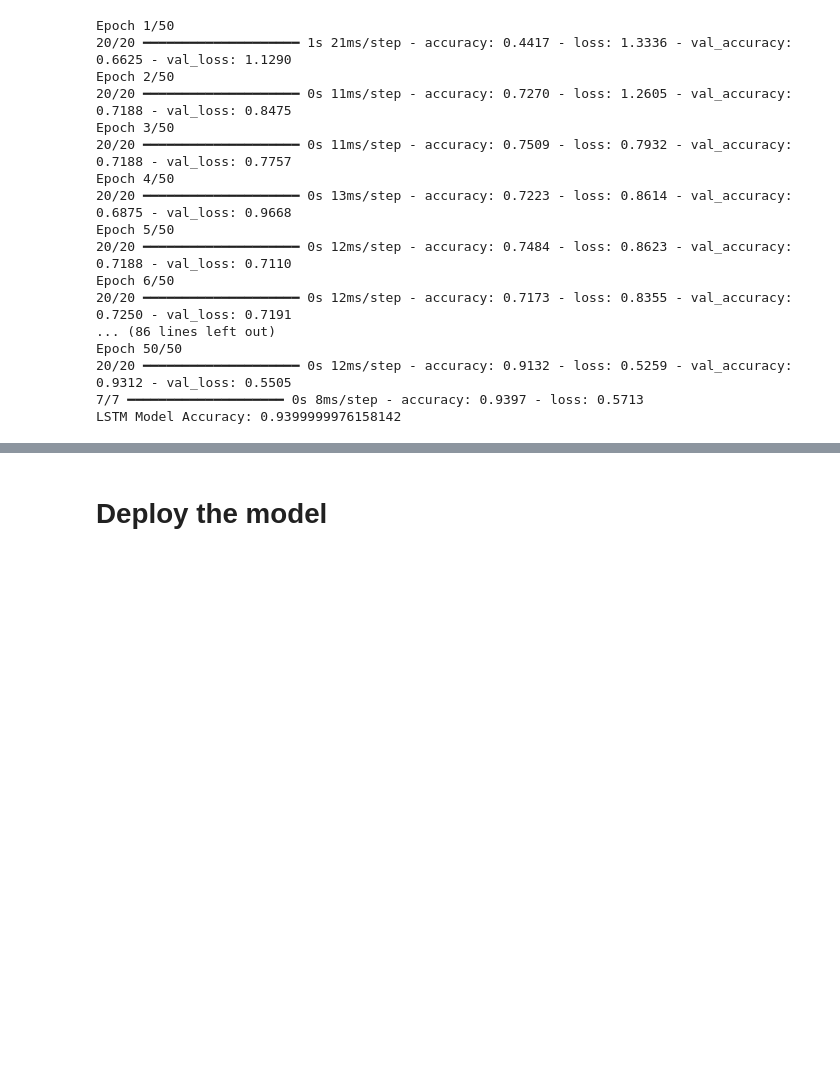
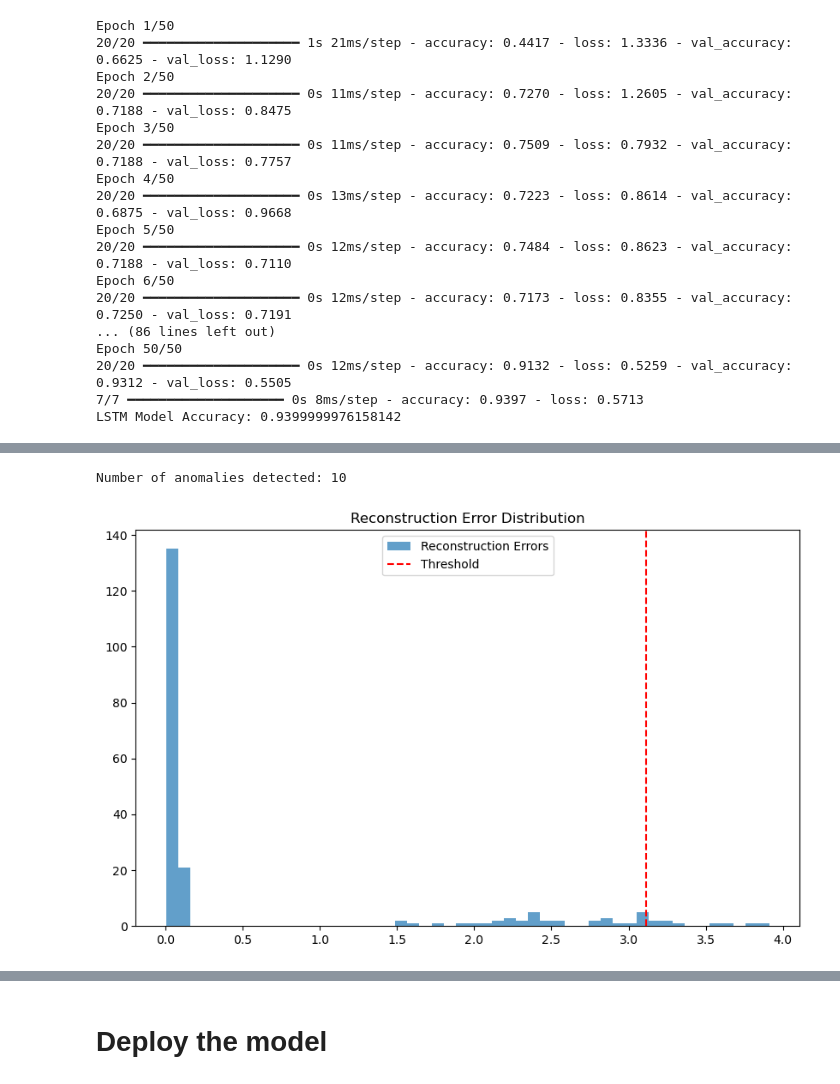
Before and after one commit to DavideBarto/AnomalyDetection, a Jupyter notebook: Anomaly Classification Model/main.ipynb, the cells around one changed output, grey strips where cells are left out. Cells and saved outputs as stored; diff of their text form; code cells hidden in the pictures; blank space fills up the shorter version.

```diff
--- a/Anomaly Classification Model/main.ipynb
+++ b/Anomaly Classification Model/main.ipynb
@@ -125,0 +233,13 @@ LSTM Model Accuracy: 0.9399999976158142
+# %%
+# Reshape data for LSTM input
+X_train_lstm = X_train.reshape((X_train.shape[0], X_train.shape[1], 1))
+X_test_lstm = X_test.reshape((X_test.shape[0], X_test.shape[1], 1))
+# %%
+# Train the autoencoder# Train the Autoencoder
+history = autoencoder.fit(
+    X_train_lstm, X_train_lstm,
+    epochs=50,
+    batch_size=32,
+    validation_split=0.2,
+    shuffle=True
+)
@@ -125,0 +264,6 @@ LSTM Model Accuracy: 0.9399999976158142
+# %%
+# Predict on the test set
+X_test_pred = autoencoder.predict(X_test_lstm)
+
+# Calculate Mean Squared Error for each sequence
+reconstruction_errors = ((X_test_lstm - X_test_pred) ** 2).mean(axis=(1, 2))
@@ -125,0 +272,21 @@ LSTM Model Accuracy: 0.9399999976158142
+# %%
+# Set a threshold (e.g., 95th percentile of training errors)
+threshold = np.percentile(reconstruction_errors, 95)
+
+# Identify anomalies
+anomalies = reconstruction_errors > threshold
+print(f"Number of anomalies detected: {np.sum(anomalies)}")
+# %% [output]
+Number of anomalies detected: 10
+# %%
+import matplotlib.pyplot as plt
+
+# Plot reconstruction errors
+plt.figure(figsize=(10, 6))
+plt.hist(reconstruction_errors, bins=50, alpha=0.7, label='Reconstruction Errors')
+plt.axvline(threshold, color='red', linestyle='--', label='Threshold')
+plt.legend()
+plt.title("Reconstruction Error Distribution")
+plt.show()
+# %% [output]
+[figure, added]
```
Also changed, not shown: parts of 13 cells of this notebook.
